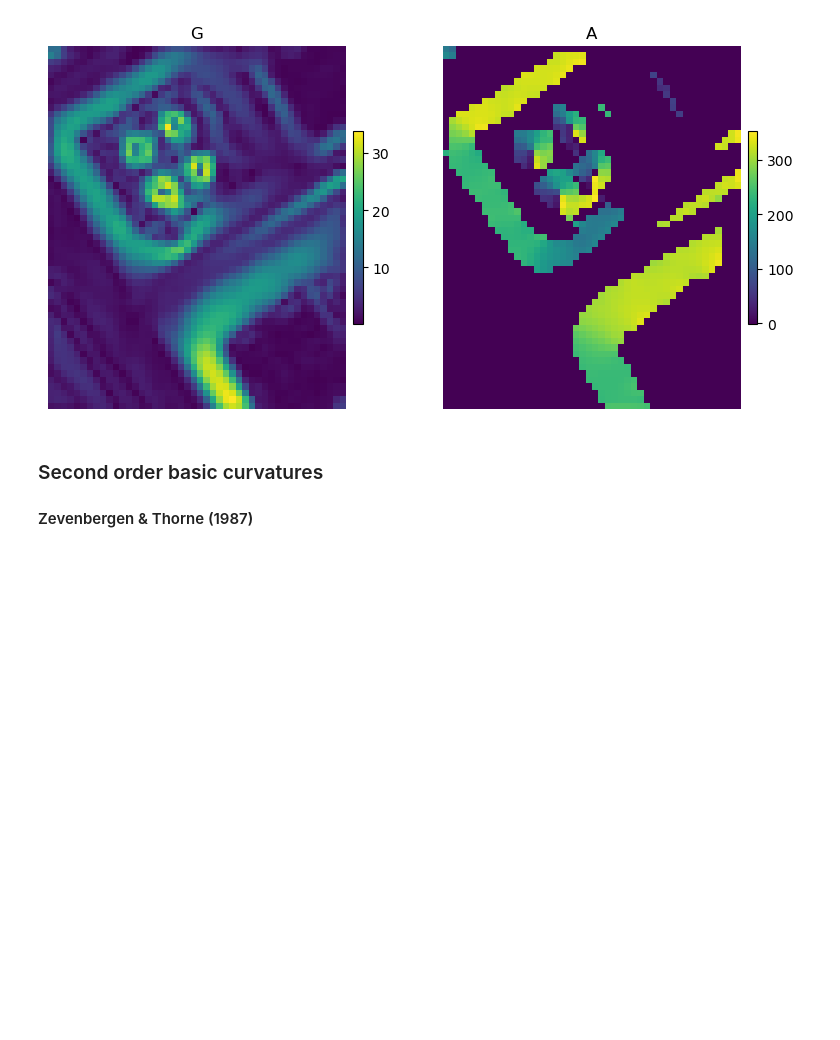
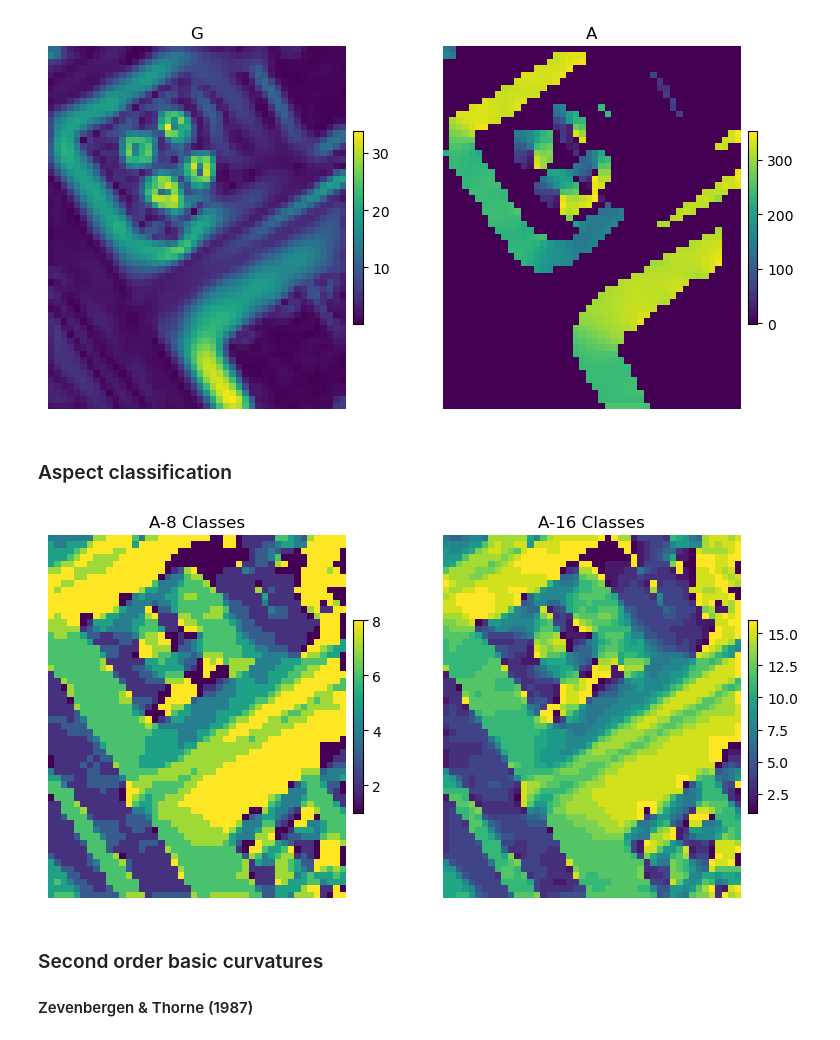
Before and after one commit to GispoCoding/eis_toolkit, a Jupyter notebook: notebooks/testing_surface_attributes.ipynb, the cells around one changed output. Cells and saved outputs as stored; diff of their text form; code cells hidden in the pictures; blank space fills up the shorter version.

```diff
--- a/notebooks/testing_surface_attributes.ipynb
+++ b/notebooks/testing_surface_attributes.ipynb
@@ -39,27 +37,6 @@ results_ext = ".tif"
 
 raster = rasterio.open(file_path)
 nodata_replacement = -9999
-# %%
-raster = rasterio.open(file_path)
-# %%
-slope_tolerance = 10
-method = "Evans"
-parameter = "K"
-
-slope = first_order(raster, parameters=["G"], method="Evans", slope_gradient_unit="degrees")
-slope_array = slope["G"][0]
-slope_masked = np.ma.masked_less_equal(slope_array, slope_tolerance).mask
-slope_zero_masked = np.ma.masked_values(slope_array, 0, shrink=False).mask
-
-slope_st = first_order(raster, parameters=["G"], method=method, slope_gradient_unit="degrees", slope_tolerance=slope_tolerance)
-slope_st_array = slope_st["G"][0]
-slope_st_array_mask = np.ma.masked_less_equal(slope_st_array, slope_tolerance).mask
-
-deriv = second_order_basic_set(raster, parameters=[parameter], method=method)
-deriv_array = deriv[parameter][0]
-
-deriv_st = second_order_basic_set(raster, parameters=[parameter], method=method, slope_tolerance=slope_tolerance)
-deriv_st_array = deriv_st[parameter][0]
 # %% [markdown]
 ### Helper
 # %%
@@ -192,6 +161,27 @@ export_raster(slope, f"evans_{results_basename}_G", gradient["G"][1], export=exp
 export_raster(aspect, f"evans_{results_basename}_A", gradient["A"][1], export=export)
 # %% [output]
 [figure]
+# %% [markdown]
+### Aspect classification
+# %%
+# Calculation of slope and aspect in degrees
+aspect = first_order(raster, parameters=["A"])
+
+aspect_array = aspect["A"][0]
+aspect_meta = aspect["A"][1]
+
+
+memory_file = rasterio.MemoryFile()
+with memory_file.open(**aspect_meta) as dst:
+  dst.write(aspect_array, 1)
+
+with memory_file.open() as aspect:
+  classification_array8, classification_mapping8, classification_meta8 = classify_aspect(aspect, num_classes=8)
+  classification_array16, classification_mapping16, classification_meta16 = classify_aspect(aspect, num_classes=16)
+
+plots_side_by_side(5, 5, ("A-8 Classes", nodata_to_nan(classification_array8, nodata_replacement)), ("A-16 Classes", nodata_to_nan(classification_array16, nodata_replacement)))
+# %% [output]
+[figure, added]
 # %% [markdown]
 ### Second order basic curvatures
 #### Zevenbergen & Thorne (1987)
```
Also changed, not shown: parts of 7 cells of this notebook, 3 other files.
